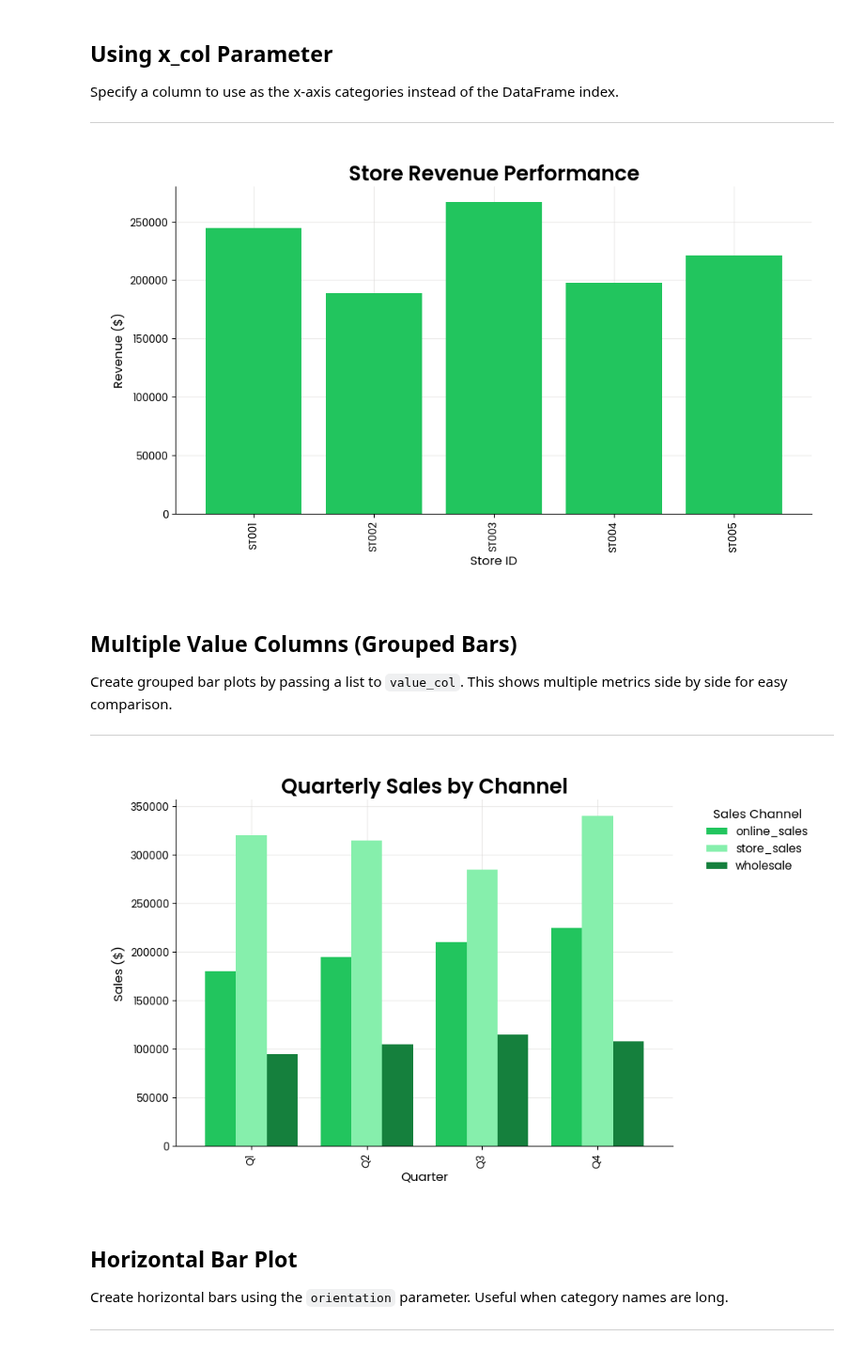
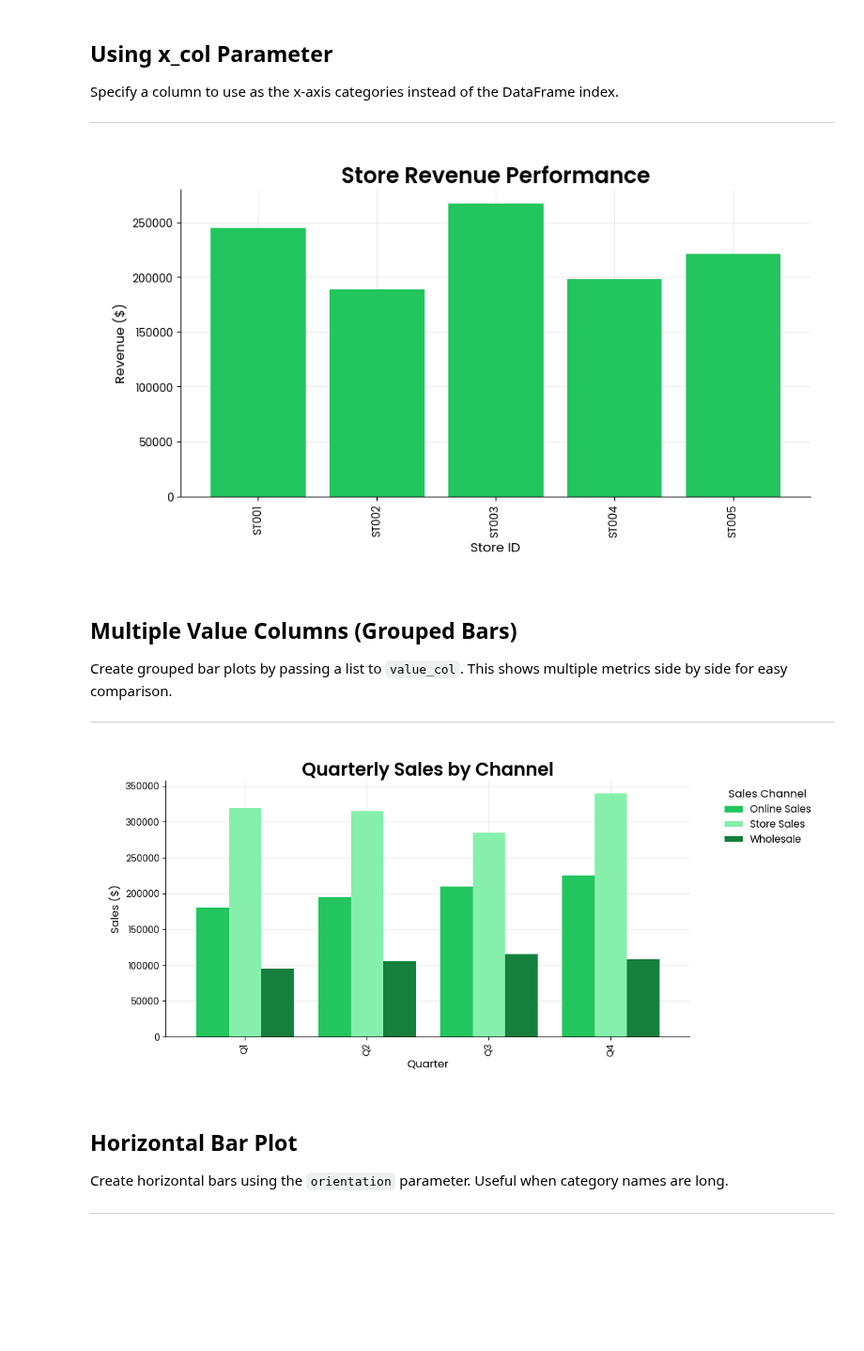
Before and after one commit to Data-Simply/pyretailscience, a Jupyter notebook: docs/gallery/plots/bar.ipynb, the cells around one changed output. Shown at 94% size. Drawn from its saved outputs; the diff is of its cells as text; code cells hidden in the pictures; blank space fills up the shorter version.

```diff
--- a/docs/gallery/plots/bar.ipynb
+++ b/docs/gallery/plots/bar.ipynb
@@ -72,11 +71,11 @@ ax = bar.plot(
     title="Store Revenue Performance",
     x_label="Store ID",
     y_label="Revenue ($)",
+    rot=90,
 )
-plt.tight_layout(pad=2.0)
 plt.show()
 # %% [output]
-[figure, old version]
+[figure, new version]
 # %% [markdown]
 ## Multiple Value Columns (Grouped Bars)
 
@@ -86,28 +85,27 @@ Create grouped bar plots by passing a list to `value_col`. This shows multiple m
 # %%
 # Create sample quarterly performance data
 quarterly_data = pd.DataFrame(
     {
         "quarter": ["Q1", "Q2", "Q3", "Q4"],
-        "online_sales": [180000, 195000, 210000, 225000],
-        "store_sales": [320000, 315000, 285000, 340000],
-        "wholesale": [95000, 105000, 115000, 108000],
+        "Online Sales": [180000, 195000, 210000, 225000],
+        "Store Sales": [320000, 315000, 285000, 340000],
+        "Wholesale": [95000, 105000, 115000, 108000],
     },
 )
 
 ax = bar.plot(
     quarterly_data,
     x_col="quarter",
-    value_col=["online_sales", "store_sales", "wholesale"],
+    value_col=["Online Sales", "Store Sales", "Wholesale"],
     title="Quarterly Sales by Channel",
     x_label="Quarter",
     y_label="Sales ($)",
     legend_title="Sales Channel",
     move_legend_outside=True,
 )
-plt.tight_layout(pad=2.0)
 plt.show()
 # %% [output]
-[figure, old version]
+[figure, new version]
 # %% [markdown]
 ## Horizontal Bar Plot
 
```
Also changed, not shown: parts of 8 cells of this notebook, 1 other file.
